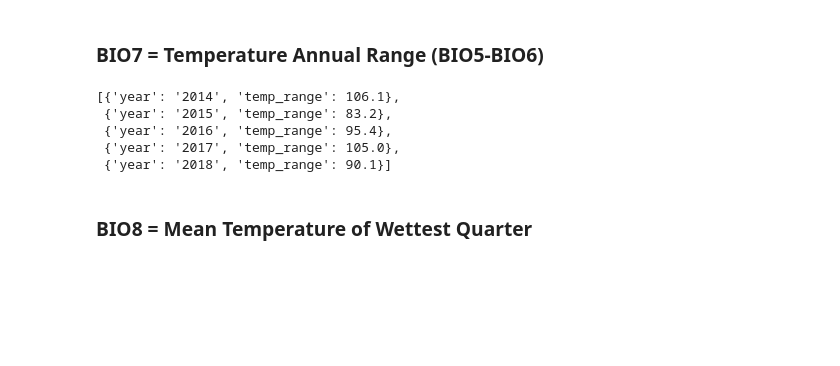
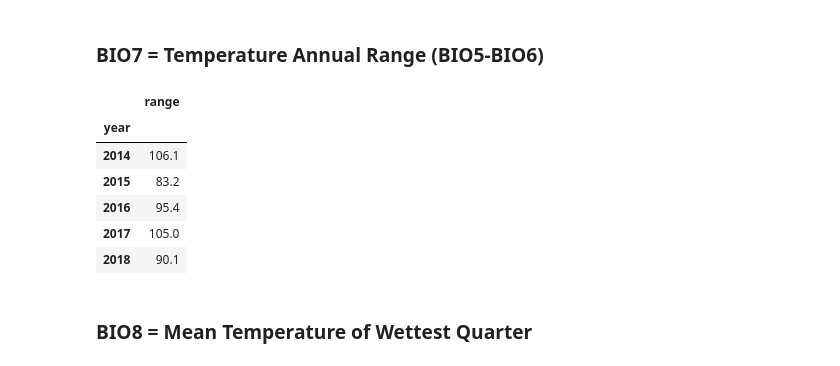
Before and after one commit to samsoe/matrix, a Jupyter notebook: notebooks/bioclimatic variables all ranch stations.ipynb, the cells around one changed output. Cells and saved outputs as stored; diff of their text form; code cells hidden in the pictures; blank space fills up the shorter version.

```diff
--- a/notebooks/bioclimatic variables all ranch stations.ipynb
+++ b/notebooks/bioclimatic variables all ranch stations.ipynb
@@ -279,15 +281,18 @@ BIO7 = []
 for index, row in BIO5.iterrows():
     temp_range = BIO5.loc[index, 'max_temp'] - BIO6.loc[index, 'min_temp']
     year = row.year
-    BIO7.append({'year': year, 'temp_range': temp_range.round(1)})
+    BIO7.append({'year': year, 'range': temp_range.round(1)})
-# %%
-BIO7
-# %% [output]
-[{'year': '2014', 'temp_range': 106.1},
- {'year': '2015', 'temp_range': 83.2},
- {'year': '2016', 'temp_range': 95.4},
- {'year': '2017', 'temp_range': 105.0},
- {'year': '2018', 'temp_range': 90.1}]
+# %%
+BIO7 = pd.DataFrame(BIO7).set_index('year')
+BIO7
+# %% [output]
+|  | range |
+| year |  |
+| 2014 | 106.1 |
+| 2015 | 83.2 |
+| 2016 | 95.4 |
+| 2017 | 105.0 |
+| 2018 | 90.1 |
 # %% [markdown]
 ### BIO8 = Mean Temperature of Wettest Quarter
 # %%
```
Also changed, not shown: parts of 7 cells of this notebook.
